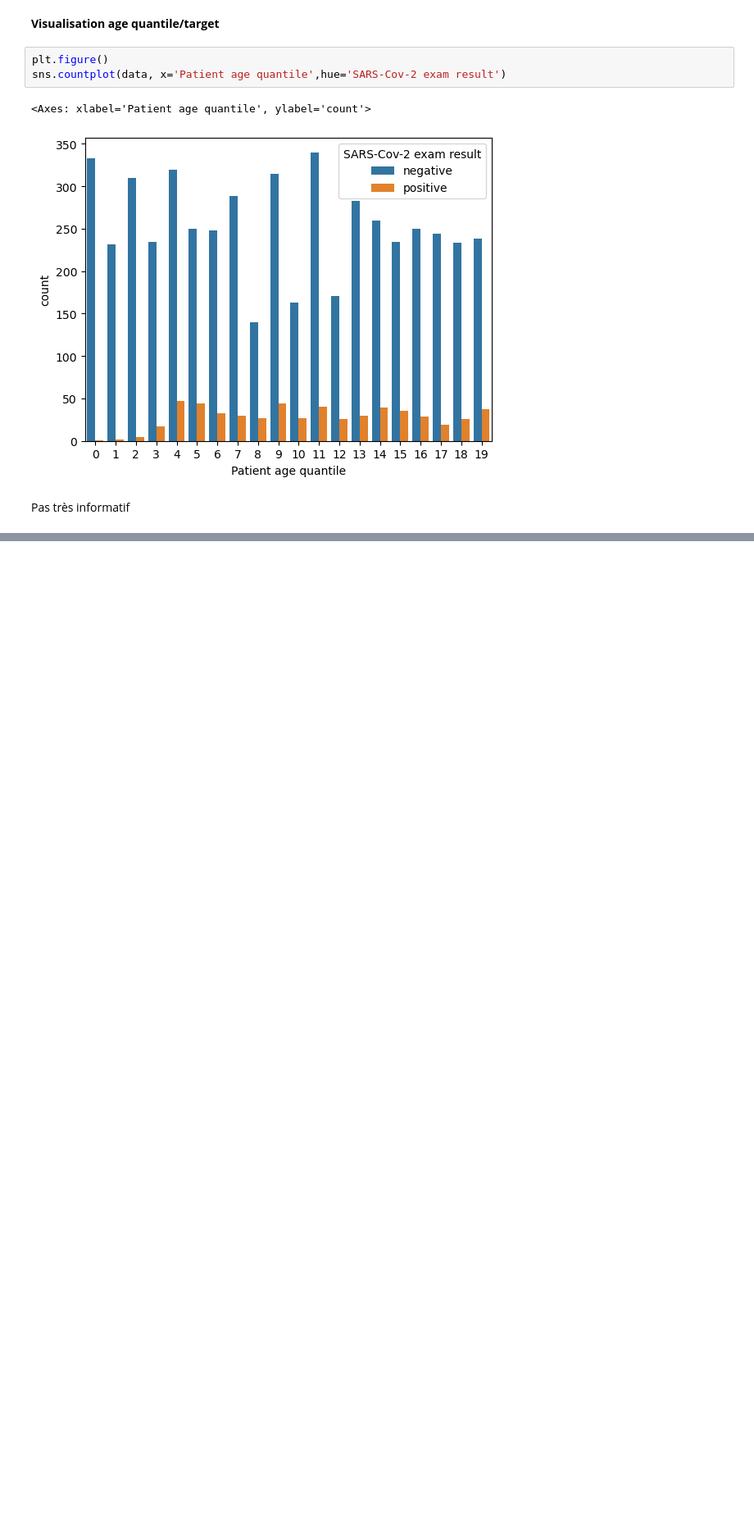
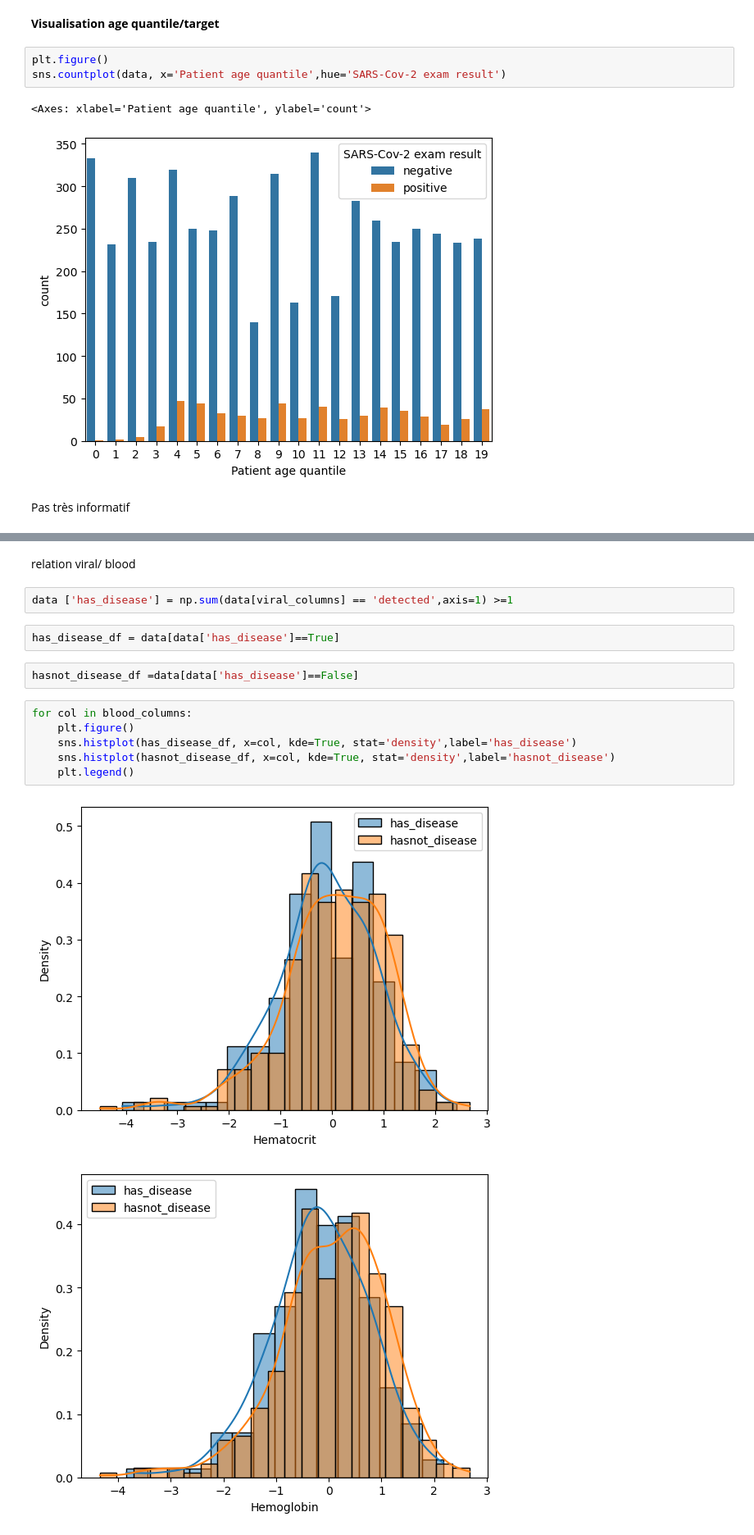
Before and after one commit to Alban226/Projet-data-science-covid19, a Jupyter notebook: DataScienceCOVID19.ipynb, the cells around one changed output, grey strips where cells are left out. Shown at 82% size. Saved outputs shown, nothing was run; the diff lists cells and outputs as text; blank space fills up the shorter version.

```diff
--- a/DataScienceCOVID19.ipynb
+++ b/DataScienceCOVID19.ipynb
@@ -363,0 +486,17 @@ Pas très informatif
+# %% [markdown]
+relation viral/ blood
+# %%
+data ['has_disease'] = np.sum(data[viral_columns] == 'detected',axis=1) >=1
+# %%
+has_disease_df = data[data['has_disease']==True]
+# %%
+hasnot_disease_df =data[data['has_disease']==False]
+# %%
+for col in blood_columns:
+    plt.figure()
+    sns.histplot(has_disease_df, x=col, kde=True, stat='density',label='has_disease')
+    sns.histplot(hasnot_disease_df, x=col, kde=True, stat='density',label='hasnot_disease')
+    plt.legend()
+# %% [output]
+[figure, added]
+[figure, added]
```
Also changed, not shown: parts of 30 cells of this notebook.
